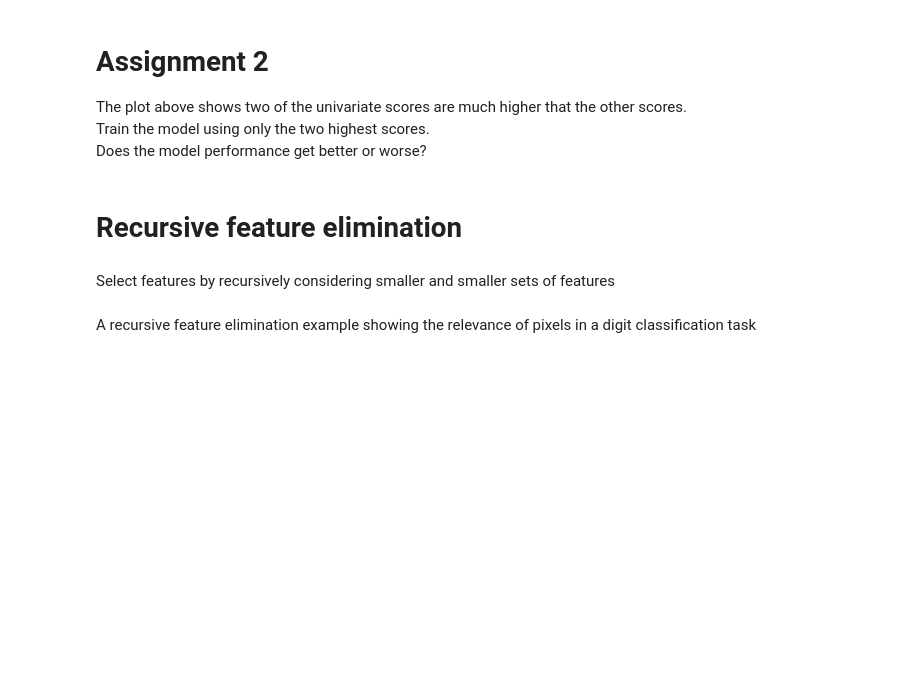
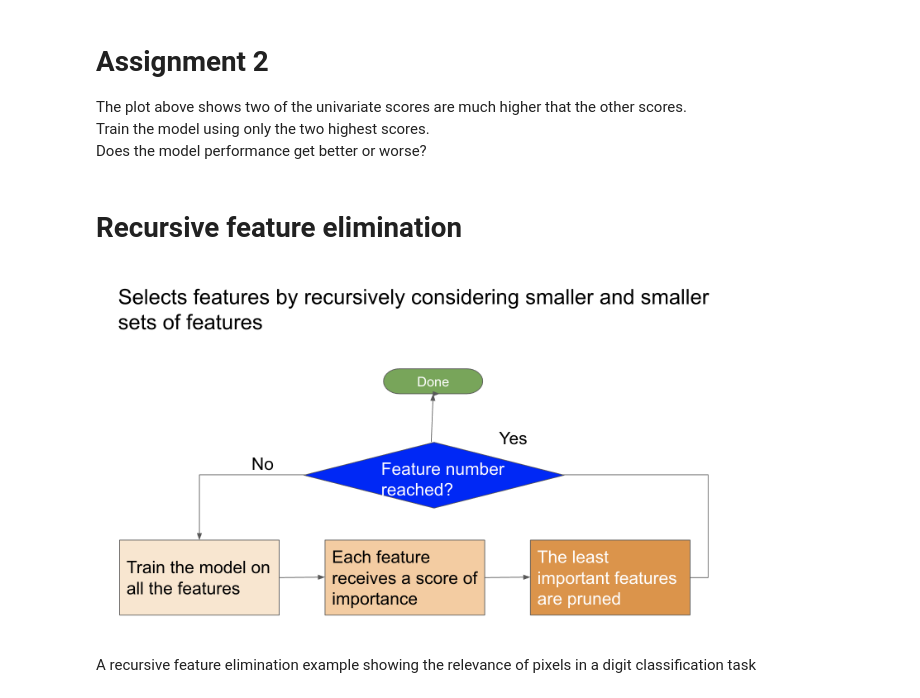
Before and after one commit to cagBRT/Machine-Learning, a Jupyter notebook: FeatureSelection1.ipynb, the cells around one changed output. Saved outputs shown, nothing was run; the diff lists cells and outputs as text; code cells hidden in the pictures; blank space fills up the shorter version.

```diff
--- a/FeatureSelection1.ipynb
+++ b/FeatureSelection1.ipynb
@@ -244,8 +252,10 @@ Does the model performance get better or worse?
 #Assignment 2
 # %% [markdown]
 # **Recursive feature elimination**
-# %% [markdown]
-Select features by recursively considering smaller and smaller sets of features
+# %%
+page(14)
+# %% [output]
+[figure, added]
 # %% [markdown]
 A recursive feature elimination example showing the relevance of pixels in a digit classification task
 # %%
```
Also changed, not shown: parts of 30 cells of this notebook.
